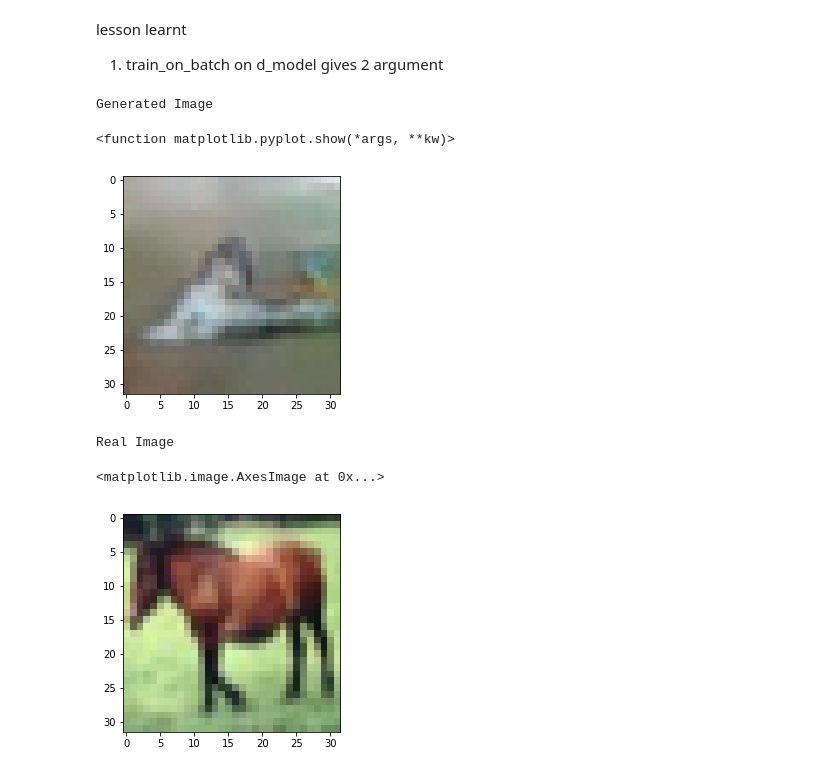
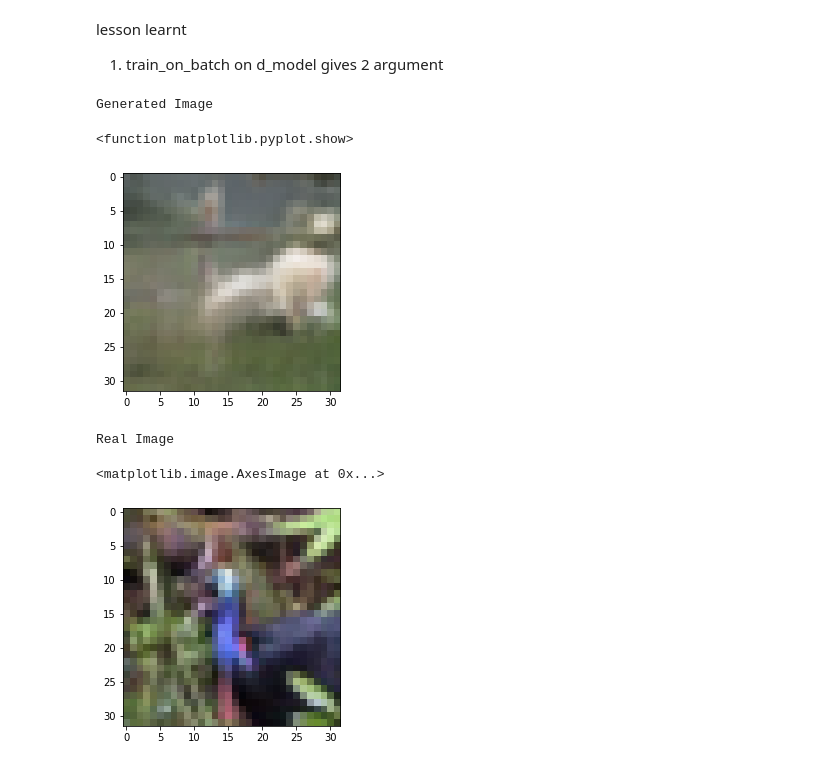
Before and after one commit to SamyakR99/GAN, a Jupyter notebook: CIFAR 10/GAN_for_Cifar10.ipynb, the cells around one changed output. Cells and saved outputs as stored; diff of their text form; code cells hidden in the pictures.

```diff
--- a/CIFAR 10/GAN_for_Cifar10.ipynb
+++ b/CIFAR 10/GAN_for_Cifar10.ipynb
@@ -214,8 +213,8 @@ lesson learnt
 
 from keras.models import load_model
 
-model = load_model('generator_model_030.h5')
-vector = np.asarray([[0.98775 for _ in range(100)]])
+model = load_model('generator_model_110.h5')
+vector = np.asarray([[0.6 for _ in range(100)]])
 
 x= model.predict(vector)
 x = (x+1)/2
@@ -224,12 +223,12 @@ pyplot.imshow(x[0,:,:])
 pyplot.show
 # %% [output]
 Generated Image
-<function matplotlib.pyplot.show(*args, **kw)>
+<function matplotlib.pyplot.show>
-[figure, old version]
+[figure, new version]
 # %%
 print("Real Image")
-pyplot.imshow(x_train[7])
+pyplot.imshow(x_train[24])
 # %% [output]
 Real Image
 <matplotlib.image.AxesImage at 0x...>
-[figure, old version]
+[figure, new version]
```
Also changed, not shown: parts of 2 cells of this notebook.
